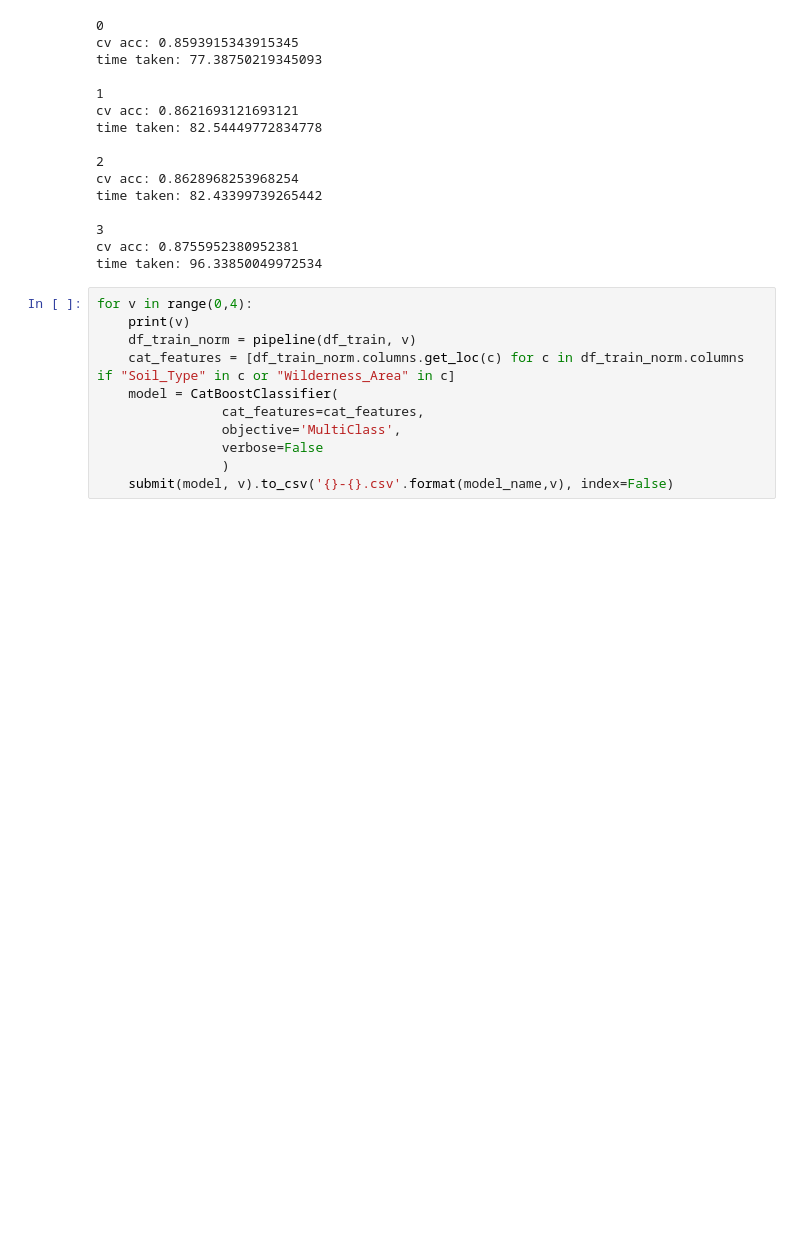
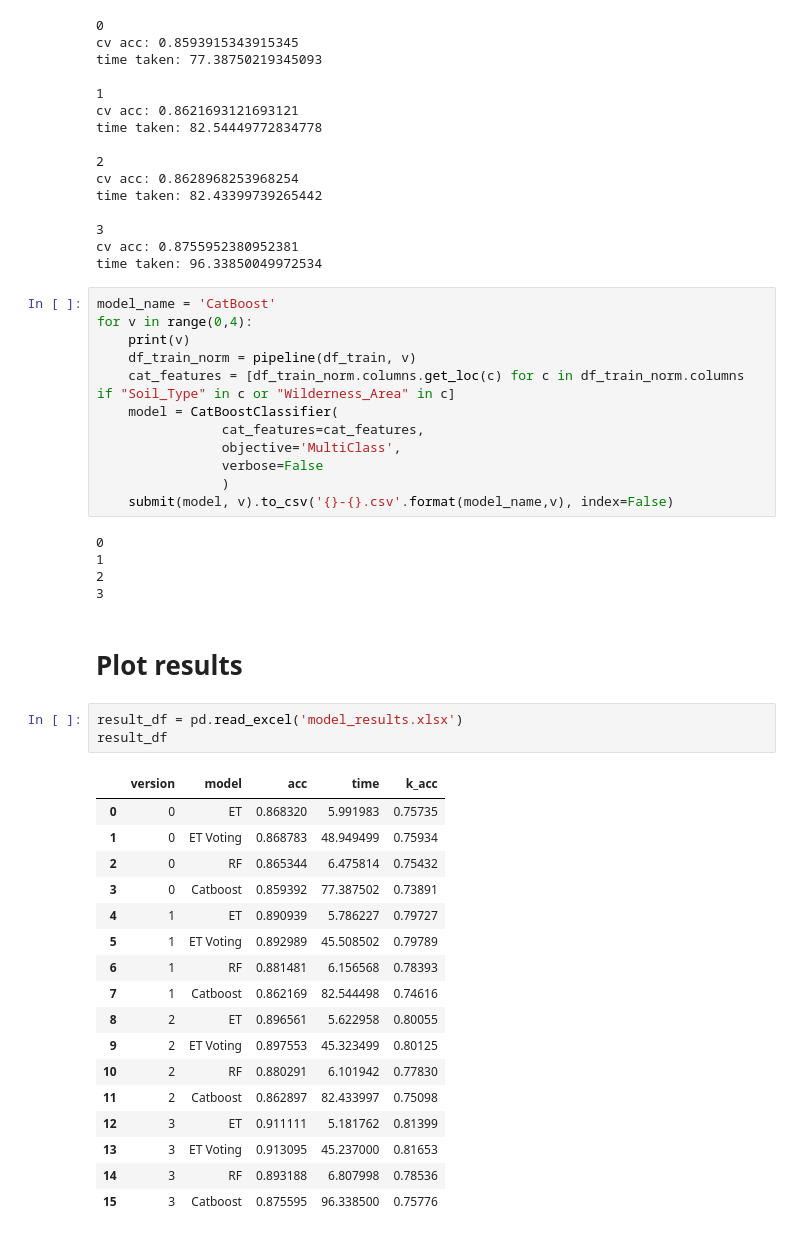
Before and after one commit to vishpillai123/w207_final_project_bwp, a Jupyter notebook: 0_experiments/kevin/Project.ipynb, the cells around one changed output. Saved outputs shown, nothing was run; the diff lists cells and outputs as text; blank space fills up the shorter version.

```diff
--- a/0_experiments/kevin/Project.ipynb
+++ b/0_experiments/kevin/Project.ipynb
@@ -1371,6 +1382,7 @@ time taken: 82.43399739265442
 cv acc: 0.8755952380952381
 time taken: 96.33850049972534
 # %%
+model_name = 'CatBoost'
 for v in range(0,4):
     print(v)
     df_train_norm = pipeline(df_train, v)
@@ -1381,3 +1393,31 @@ for v in range(0,4):
                 verbose=False
                 )
     submit(model, v).to_csv('{}-{}.csv'.format(model_name,v), index=False)
+# %% [output]
+0
+1
+2
+3
+# %% [markdown]
+# Plot results
+# %%
+result_df = pd.read_excel('model_results.xlsx')
+result_df
+# %% [output]
+|  | version | model | acc | time | k_acc |
+| 0 | 0 | ET | 0.868320 | 5.991983 | 0.75735 |
+| 1 | 0 | ET Voting | 0.868783 | 48.949499 | 0.75934 |
+| 2 | 0 | RF | 0.865344 | 6.475814 | 0.75432 |
+| 3 | 0 | Catboost | 0.859392 | 77.387502 | 0.73891 |
+| 4 | 1 | ET | 0.890939 | 5.786227 | 0.79727 |
+| 5 | 1 | ET Voting | 0.892989 | 45.508502 | 0.79789 |
+| 6 | 1 | RF | 0.881481 | 6.156568 | 0.78393 |
+| 7 | 1 | Catboost | 0.862169 | 82.544498 | 0.74616 |
+| 8 | 2 | ET | 0.896561 | 5.622958 | 0.80055 |
+| 9 | 2 | ET Voting | 0.897553 | 45.323499 | 0.80125 |
+| 10 | 2 | RF | 0.880291 | 6.101942 | 0.77830 |
+| 11 | 2 | Catboost | 0.862897 | 82.433997 | 0.75098 |
+| 12 | 3 | ET | 0.911111 | 5.181762 | 0.81399 |
+| 13 | 3 | ET Voting | 0.913095 | 45.237000 | 0.81653 |
+| 14 | 3 | RF | 0.893188 | 6.807998 | 0.78536 |
+| 15 | 3 | Catboost | 0.875595 | 96.338500 | 0.75776 |
```
Also changed, not shown: parts of 7 cells of this notebook.
